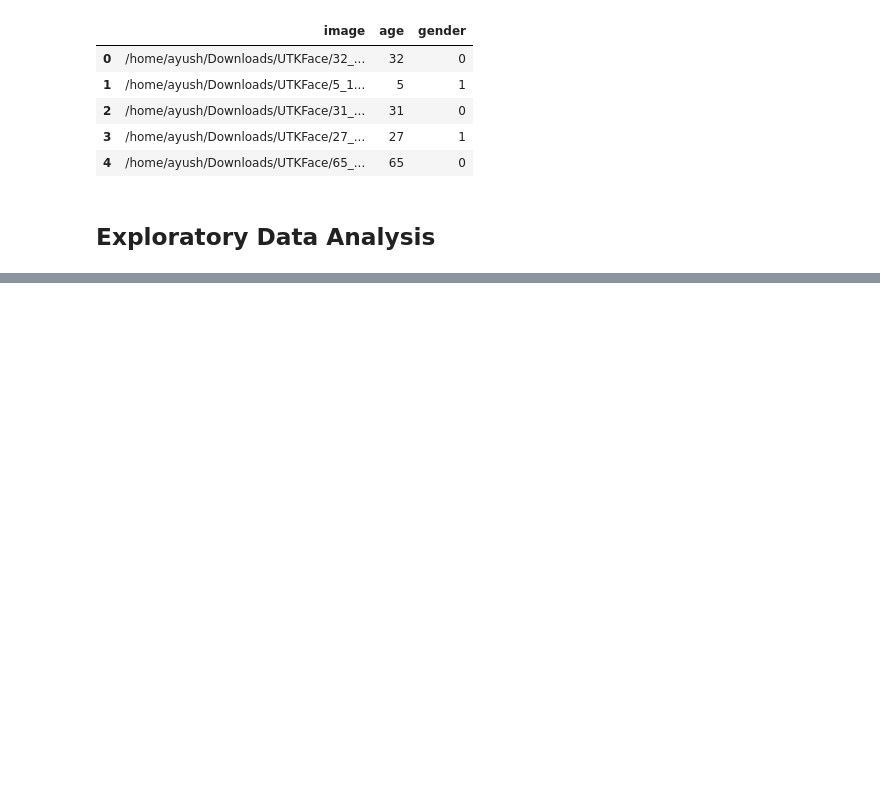
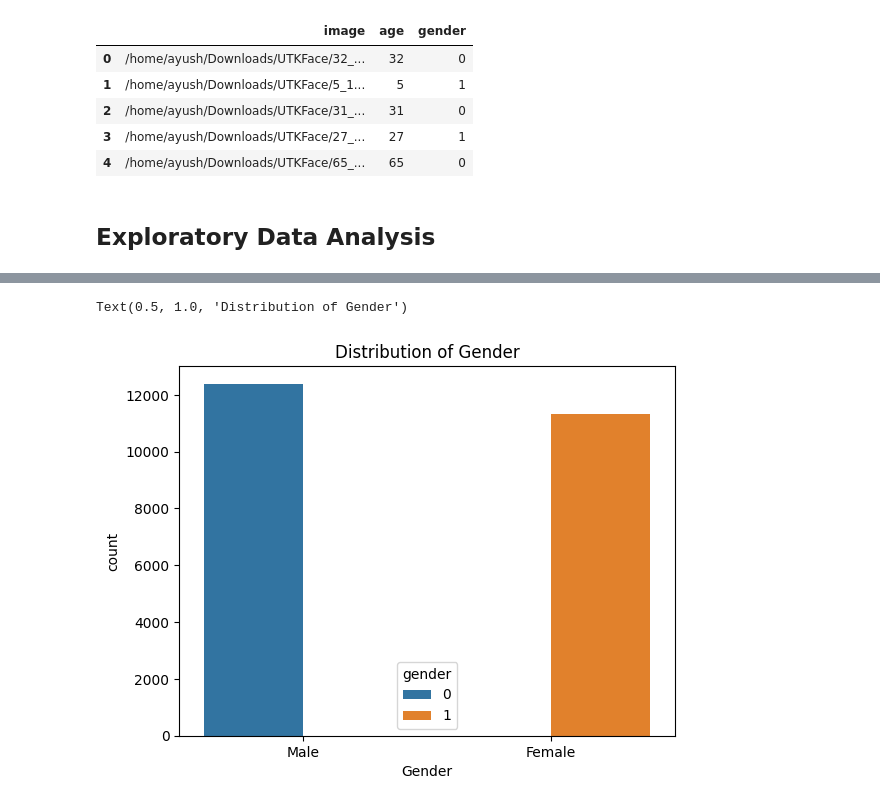
Before and after one commit to Aayush3014/Gender-and-Age-Detection, a Jupyter notebook: Gender-and-Age-Detection.ipynb, the cells around one changed output, grey strips where cells are left out. Drawn from its saved outputs; the diff is of its cells as text; code cells hidden in the pictures; blank space fills up the shorter version.

```diff
--- a/Gender-and-Age-Detection.ipynb
+++ b/Gender-and-Age-Detection.ipynb
@@ -109 +101,14 @@ sns.distplot(df['age']);
 [figure]
+# %%
+# This line of code is not working it is only showing the total number of images in a form
+# of a single column. So i used the updated code below.
+# sns.countplot(df['gender'])
+
+
+sns.countplot(x='gender', data=df, hue='gender')
+plt.xlabel("Gender")
+plt.xticks([0, 1], labels=["Male", "Female"])
+plt.title("Distribution of Gender")
+# %% [output]
+Text(0.5, 1.0, 'Distribution of Gender')
+[figure, added]
```
Also changed, not shown: parts of 5 cells of this notebook.
